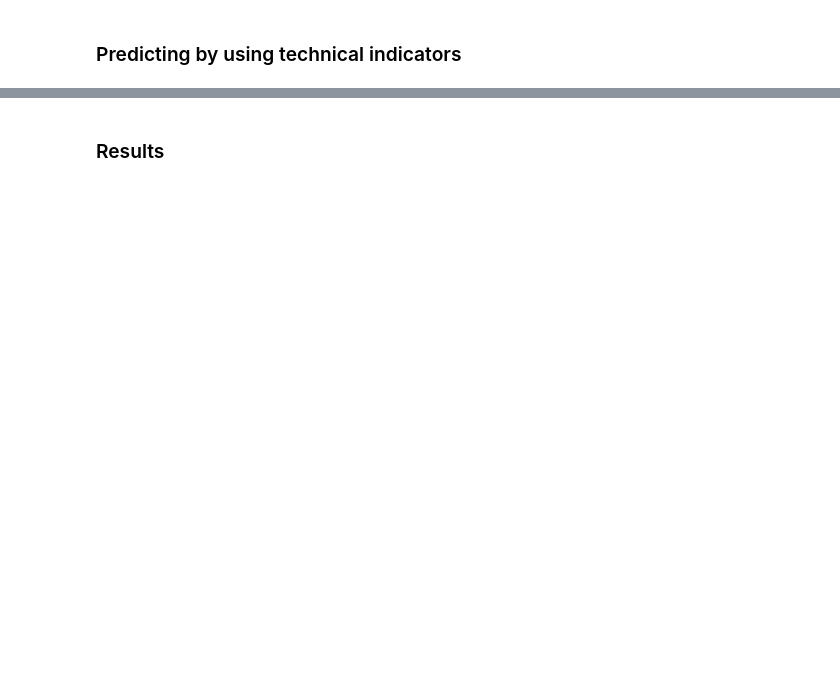
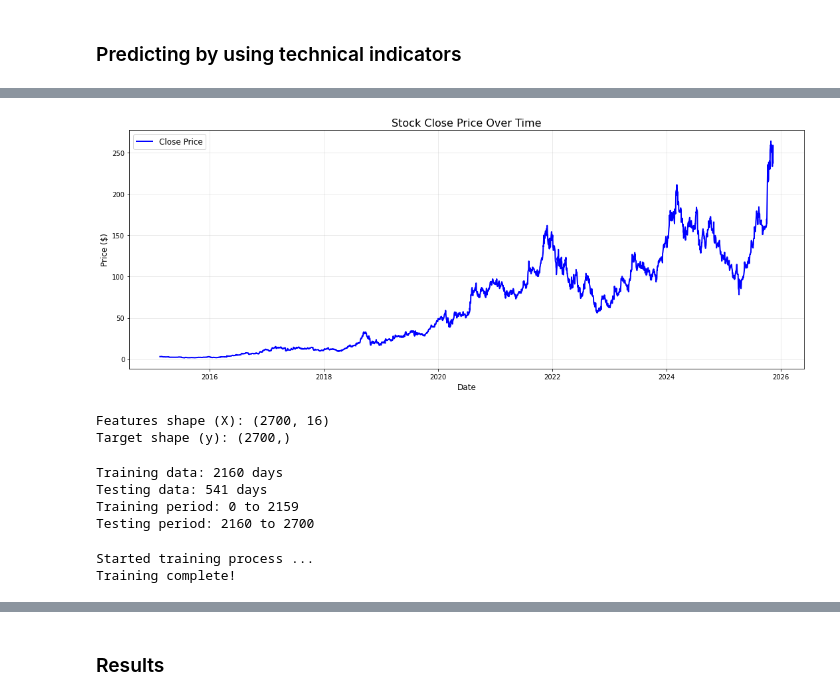
Before and after one commit to therealturb0duckz/Stock-Price-Prediction-Using-Technical-Indicators-and-Machine-Learning, a Jupyter notebook: notebooks/main.ipynb, the cells around one changed output, grey strips where cells are left out. Drawn from its saved outputs; the diff is of its cells as text; code cells hidden in the pictures; blank space fills up the shorter version.

```diff
--- a/notebooks/main.ipynb
+++ b/notebooks/main.ipynb
@@ -246,0 +181,3 @@ Data saved to ../data\amd_data.csv
+# %%
+df2 = pd.read_csv("../data/cvx_data.csv")
+df2
@@ -246,0 +198,3 @@ Data saved to ../data\amd_data.csv
+# %%
+df2['Target'] = df2['Close'].shift(-1)
+df2
@@ -246,0 +224,58 @@ Data saved to ../data\amd_data.csv
+# %%
+df2['Date'] = pd.to_datetime(df2['Date'])
+
+plt.figure(figsize=(15, 6))
+plt.plot(df2['Date'], df2['Close'], label='Close Price', color='blue', linewidth=2)
+plt.title('Stock Close Price Over Time', fontsize=16)
+plt.xlabel('Date', fontsize=12)
+plt.ylabel('Price ($)', fontsize=12)
+plt.legend(fontsize=12)
+plt.grid(True, alpha=0.3)
+plt.tight_layout()
+plt.show()
+# %% [output]
+[figure, added]
+# %%
+X2 = df2[feature_columns]
+y2 = df2['Target']
+
+print(f"Features shape (X): {X2.shape}")
+print(f"Target shape (y): {y2.shape}")
+# %% [output]
+Features shape (X): (2700, 16)
+Target shape (y): (2700,)
+# %%
+# Split: 80% train, 20% test
+# also keeps the time order
+split_index2 = int(len(df2) * 0.8)
+
+X_train2 = X2[:split_index2]
+X_test2 = X2[split_index2:]
+y_train2 = y2[:split_index2]
+y_test2 = y2[split_index2:]
+
+print(f"Training data: {len(X_train2)} days")
+print(f"Testing data: {len(X_test2)} days")
+print(f"Training period: {df2.index[0]} to {df2.index[split_index2-1]}")
+print(f"Testing period: {df2.index[split_index2]} to {df2.index[-1]}")
+# %% [output]
+Training data: 2160 days
+Testing data: 541 days
+Training period: 0 to 2159
+Testing period: 2160 to 2700
+# %%
+from sklearn.ensemble import RandomForestRegressor
+
+model = RandomForestRegressor(
+    n_estimators=100,      # num of trees
+    max_depth=25,          # to prevent overfitting
+    random_state=42,       # to make it reproducible
+)
+
+# Train model
+print("Started training process ...")
+model.fit(X_train2, y_train2)
+print("Training complete!")
+# %% [output]
+Started training process ...
+Training complete!
```
Also changed, not shown: parts of 44 cells of this notebook, 4 other files.
